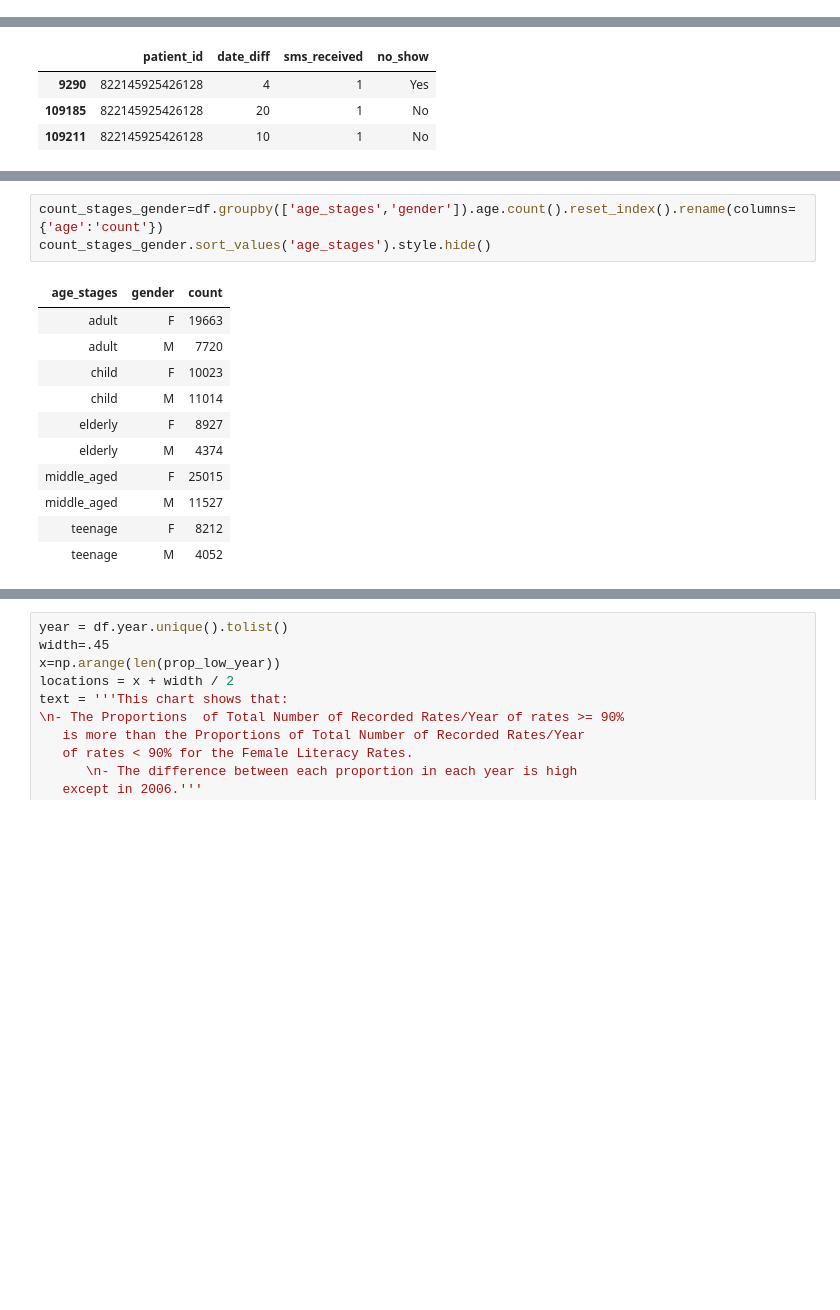
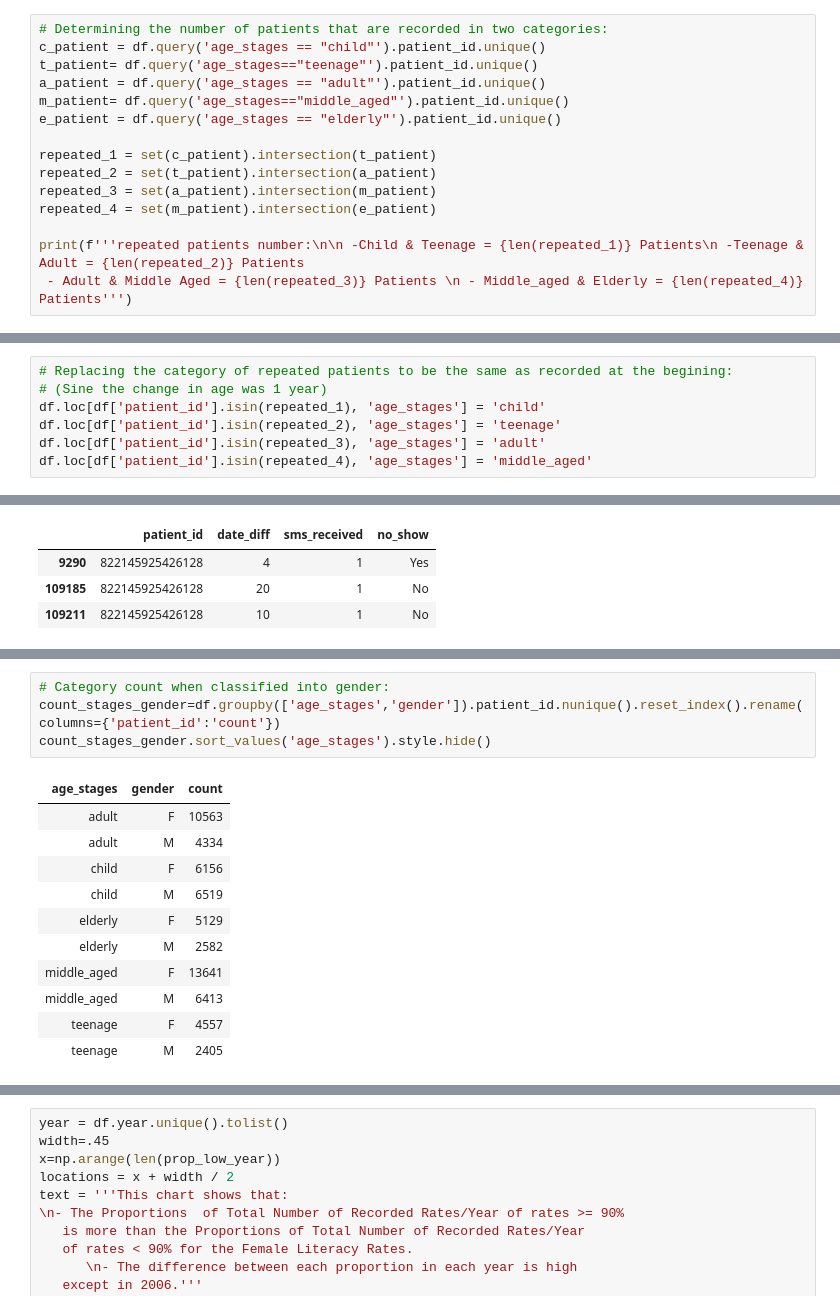
Before and after one commit to hend-a-ghafour/No-Show-Appointments, a Jupyter notebook: no_show_appointments.ipynb, the cells around one changed output, grey strips where cells are left out. Drawn from its saved outputs; the diff is of its cells as text; blank space fills up the shorter version.

```diff
--- a/no_show_appointments.ipynb
+++ b/no_show_appointments.ipynb
@@ -264,0 +330,15 @@ df.head(1)
+# %%
+# Determining the number of patients that are recorded in two categories:
+c_patient = df.query('age_stages == "child"').patient_id.unique()
+t_patient= df.query('age_stages=="teenage"').patient_id.unique()
+a_patient = df.query('age_stages == "adult"').patient_id.unique()
+m_patient= df.query('age_stages=="middle_aged"').patient_id.unique()
+e_patient = df.query('age_stages == "elderly"').patient_id.unique()
+
+repeated_1 = set(c_patient).intersection(t_patient)
+repeated_2 = set(t_patient).intersection(a_patient)
+repeated_3 = set(a_patient).intersection(m_patient)
+repeated_4 = set(m_patient).intersection(e_patient)
+
+print(f'''repeated patients number:\n\n -Child & Teenage = {len(repeated_1)} Patients\n -Teenage & Adult = {len(repeated_2)} Patients
+ - Adult & Middle Aged = {len(repeated_3)} Patients \n - Middle_aged & Elderly = {len(repeated_4)} Patients''')
@@ -264,0 +352,7 @@ df.head(1)
+# %%
+# Replacing the category of repeated patients to be the same as recorded at the begining:
+# (Sine the change in age was 1 year)
+df.loc[df['patient_id'].isin(repeated_1), 'age_stages'] = 'child'
+df.loc[df['patient_id'].isin(repeated_2), 'age_stages'] = 'teenage'
+df.loc[df['patient_id'].isin(repeated_3), 'age_stages'] = 'adult'
+df.loc[df['patient_id'].isin(repeated_4), 'age_stages'] = 'middle_aged'
@@ -575,17 +632,18 @@ plt.show();
 [figure]
 # %%
-count_stages_gender=df.groupby(['age_stages','gender']).age.count().reset_index().rename(columns={'age':'count'})
+# Category count when classified into gender:
+count_stages_gender=df.groupby(['age_stages','gender']).patient_id.nunique().reset_index().rename(columns={'patient_id':'count'})
 count_stages_gender.sort_values('age_stages').style.hide()
 # %% [output]
 | age_stages | gender | count |
-| adult | F | 19663 |
-| adult | M | 7720 |
-| child | F | 10023 |
-| child | M | 11014 |
-| elderly | F | 8927 |
-| elderly | M | 4374 |
-| middle_aged | F | 25015 |
-| middle_aged | M | 11527 |
-| teenage | F | 8212 |
-| teenage | M | 4052 |
+| adult | F | 10563 |
+| adult | M | 4334 |
+| child | F | 6156 |
+| child | M | 6519 |
+| elderly | F | 5129 |
+| elderly | M | 2582 |
+| middle_aged | F | 13641 |
+| middle_aged | M | 6413 |
+| teenage | F | 4557 |
+| teenage | M | 2405 |
 # %%
```
Also changed, not shown: parts of 32 cells of this notebook.
